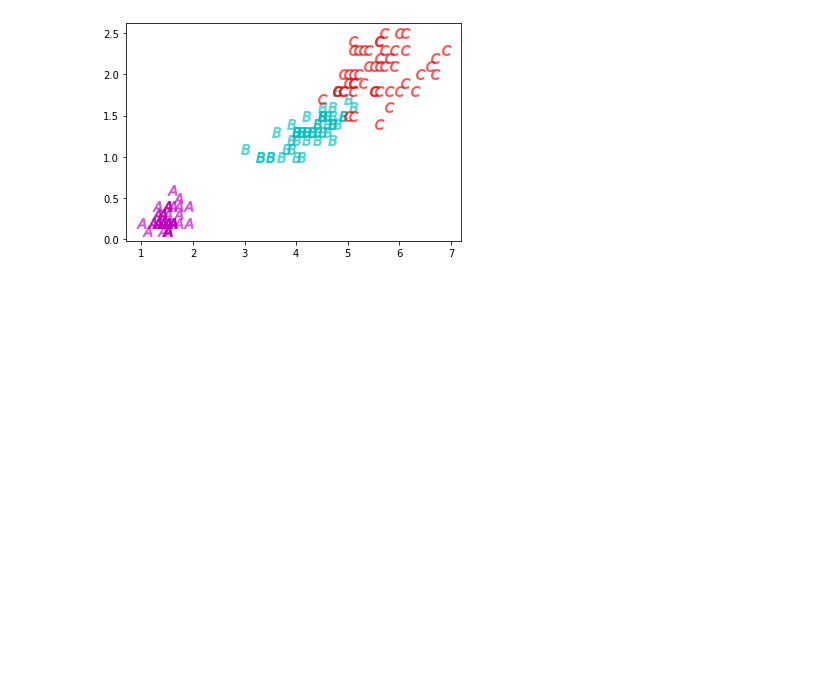
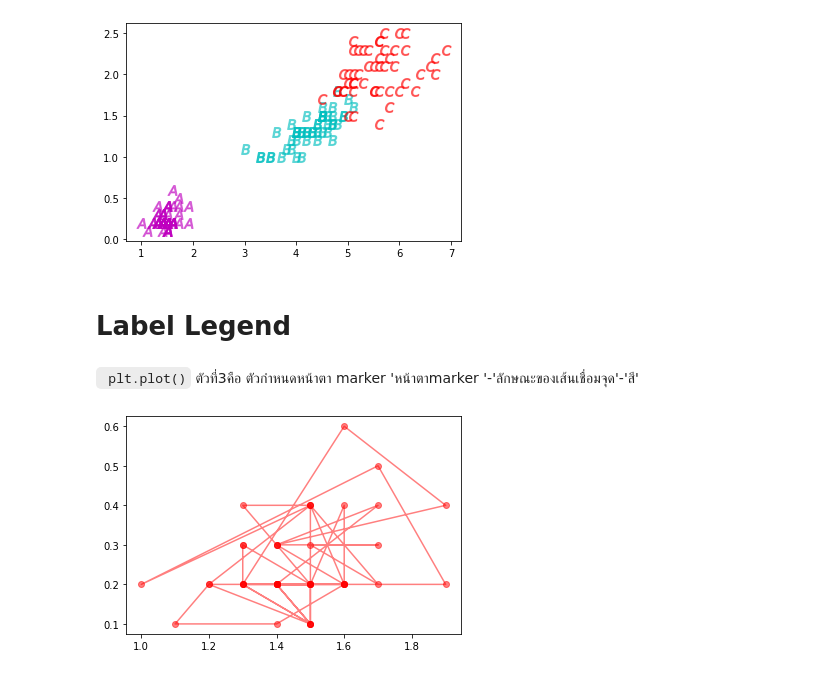
Before and after one commit to MeenTers/data_viz, a Jupyter notebook: Visualize_Data_Distribution(02).ipynb, the cells around one changed output. Drawn from its saved outputs; the diff is of its cells as text; code cells hidden in the pictures; blank space fills up the shorter version.

Commit message:
จบ Scatter plot -Bubble Chart

````diff
--- a/Visualize_Data_Distribution(02).ipynb
+++ b/Visualize_Data_Distribution(02).ipynb
@@ -76,3 +76,12 @@ plt.scatter(df['PetalLength'][50:100],df['PetalWidth'][50:100],s=100,c='c',alpha
 plt.scatter(df['PetalLength'][100:150],df['PetalWidth'][100:150],s=100,c='r',alpha=0.5,marker='$C$');
 # %% [output]
 [figure]
+# %% [markdown]
+# Label Legend
+# %% [markdown]
+``` plt.plot()``` ตัวที่3คือ ตัวกำหนดหน้าตา marker
+'หน้าตาmarker '-'ลักษณะของเส้นเชื่อมจุด'-'สี'
+# %%
+plt.plot(df['PetalLength'][:50],df['PetalWidth'][:50],'o-r',alpha=0.5);
+# %% [output]
+[figure, added]
````
Also changed, not shown: parts of 12 cells of this notebook.
